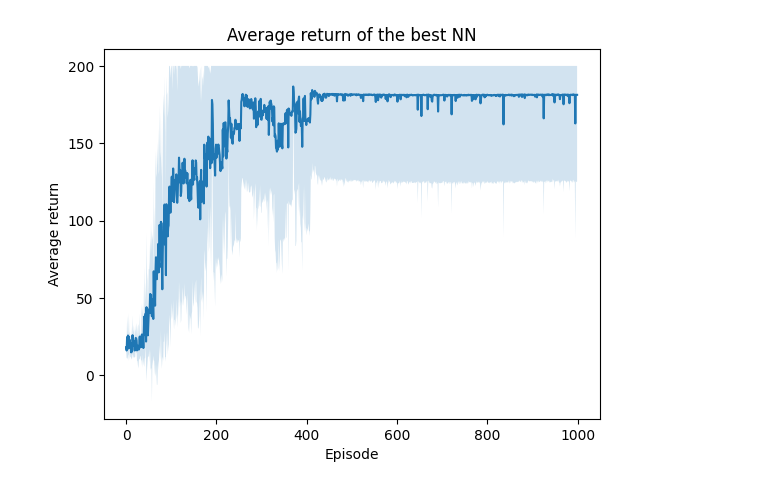
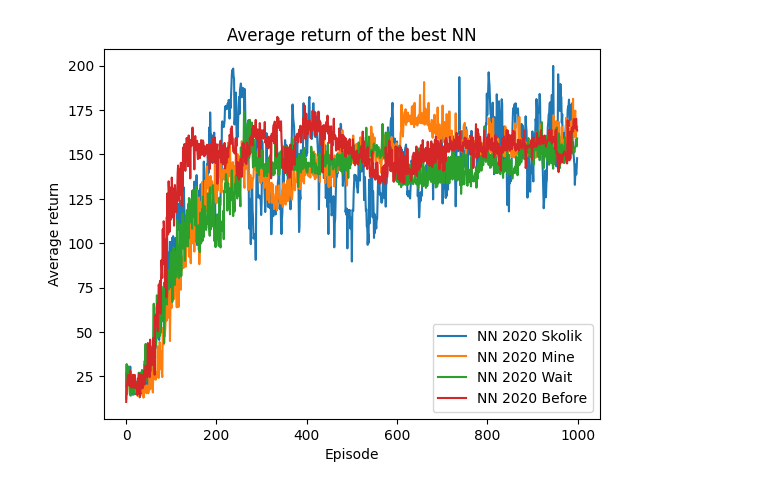
Before and after one commit to RodrigoCoelho7/VQC_Qlearning, a Jupyter notebook: data_analysis/nn.ipynb, the cells around one changed output. Drawn from its saved outputs; the diff is of its cells as text; code cells hidden in the pictures.

```diff
--- a/data_analysis/nn.ipynb
+++ b/data_analysis/nn.ipynb
@@ -22,9 +23,42 @@ best_nn_std_return = np.std(best_nn_return, axis=0)
+# %%
+nn1010_reward = nn_1010.get_rewards()
+nn1010_target10_reward = nn1010_target10.get_rewards()
+nn1010_batch32_reward = nn1010_batch32.get_rewards()
+nn2020skolik_reward = nn2020skolik.get_rewards()
+nn2020_mine_reward = nn2020_mine.get_rewards()
+nn2020_wait_reward = nn2020_wait.get_rewards()
+nn_before_reward = nn_before.get_rewards()
+
+
+nn1010_average_reward = np.mean(nn1010_reward, axis=0)
+nn1010_std_reward = np.std(nn1010_reward, axis=0)
+
+nn1010_target10_average_reward = np.mean(nn1010_target10_reward, axis=0)
+nn1010_target10_std_reward = np.std(nn1010_target10_reward, axis=0)
+
+nn1010_batch32_average_reward = np.mean(nn1010_batch32_reward, axis=0)
+nn1010_batch32_std_reward = np.std(nn1010_batch32_reward, axis=0)
+
+nn2020skolik_average_reward = np.mean(nn2020skolik_reward, axis=0)
+nn2020skolik_std_reward = np.std(nn2020skolik_reward, axis=0)
+
+nn2020_mine_average_reward = np.mean(nn2020_mine_reward, axis=0)
+nn2020_mine_std_reward = np.std(nn2020_mine_reward, axis=0)
+
+nn2020_wait_average_reward = np.mean(nn2020_wait_reward, axis=0)
+nn2020_wait_std_reward = np.std(nn2020_wait_reward, axis=0)
+
+nn_before_average_reward = np.mean(nn_before_reward, axis=0)
+nn_before_std_reward = np.std(nn_before_reward, axis=0)
 # %%
-plt.plot(best_nn_average_return)
-plt.fill_between(range(len(best_nn_average_return)), best_nn_average_return - best_nn_std_return, np.clip(best_nn_average_return + best_nn_std_return, a_min = None, a_max = 200), alpha=0.2)
+plt.plot(nn2020skolik_average_reward, label="NN 2020 Skolik")
+plt.plot(nn2020_mine_average_reward, label="NN 2020 Mine")
+plt.plot(nn2020_wait_average_reward, label="NN 2020 Wait")
+plt.plot(nn_before_average_reward, label="NN 2020 Before")
 plt.title("Average return of the best NN")
 plt.xlabel("Episode")
 plt.ylabel("Average return")
+plt.legend()
 plt.show()
 # %% [output]
-[figure, old version]
+[figure, new version]
```
Also changed, not shown: parts of 3 cells of this notebook.
